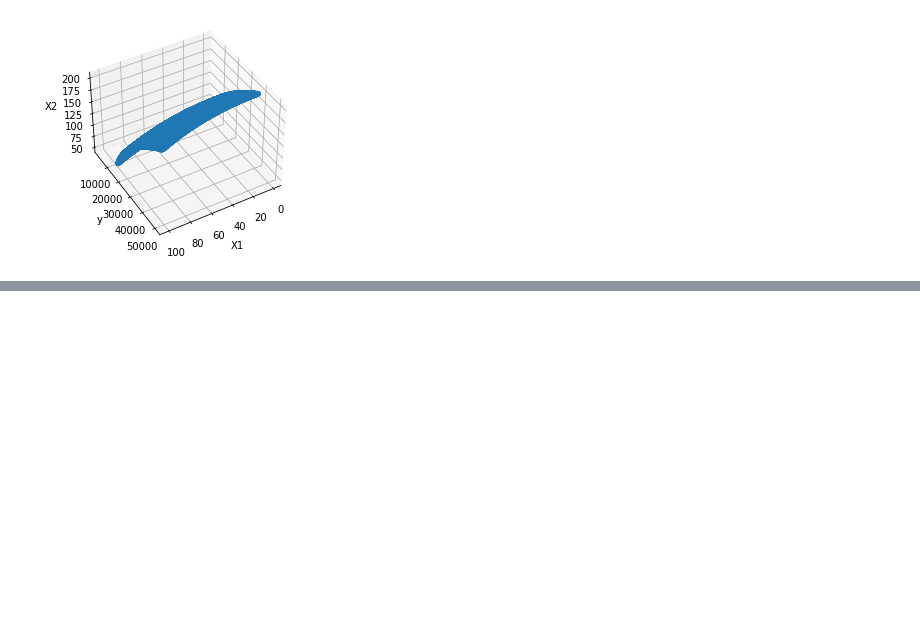
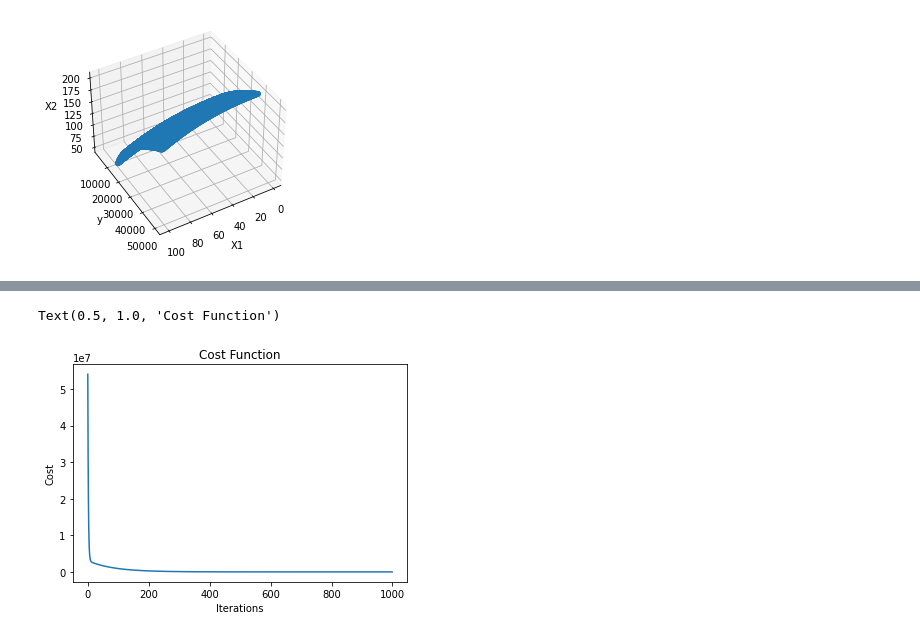
Before and after one commit to Elguetajj/regularized-linear-regression, a Jupyter notebook: Untitled.ipynb, the cells around one changed output, grey strips where cells are left out. Saved outputs shown, nothing was run; the diff lists cells and outputs as text; code cells hidden in the pictures; blank space fills up the shorter version.

```diff
--- a/Untitled.ipynb
+++ b/Untitled.ipynb
@@ -164,0 +157,8 @@ Text(0.5, 1.0, 'Cost Function')
+# %%
+plt.plot(results[3][1])
+plt.xlabel('Iterations')
+plt.ylabel('Cost')
+plt.title('Cost Function')
+# %% [output]
+Text(0.5, 1.0, 'Cost Function')
+[figure, added]
```
Also changed, not shown: parts of 20 cells of this notebook.
